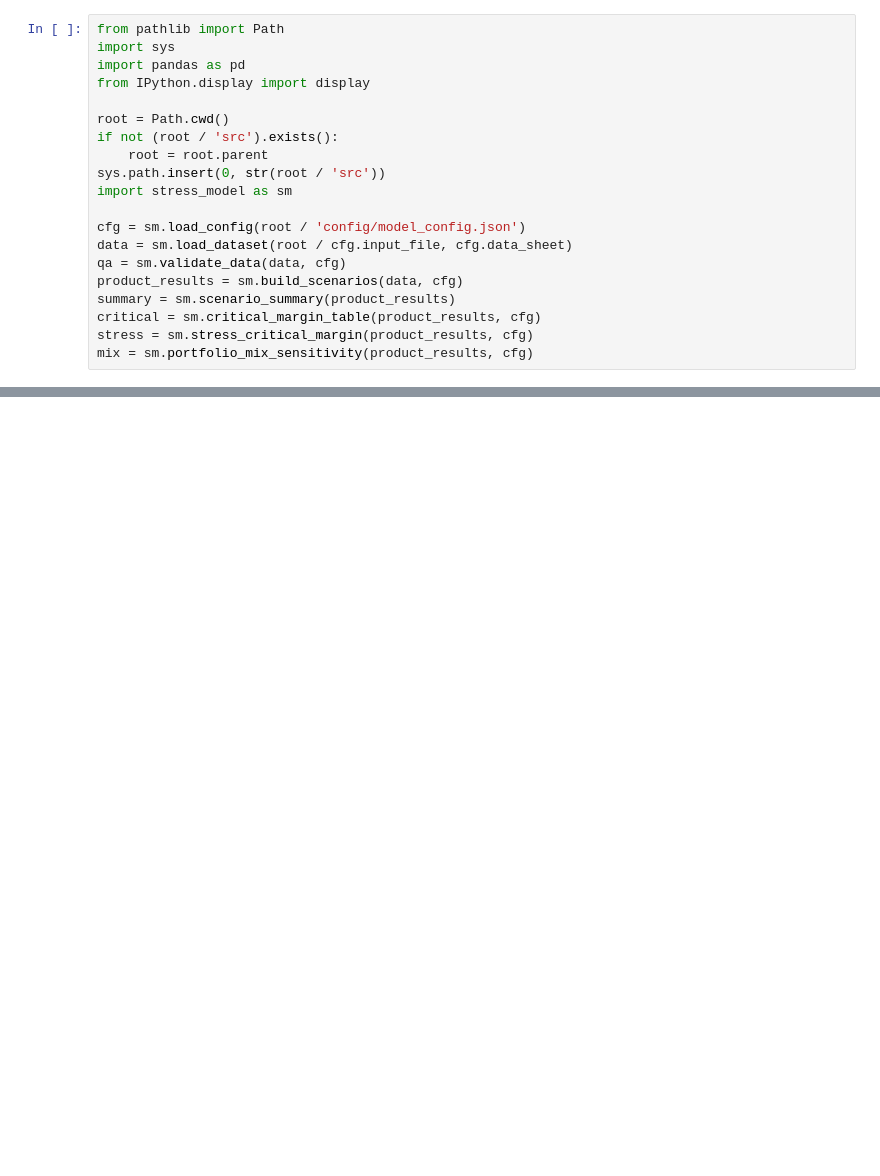
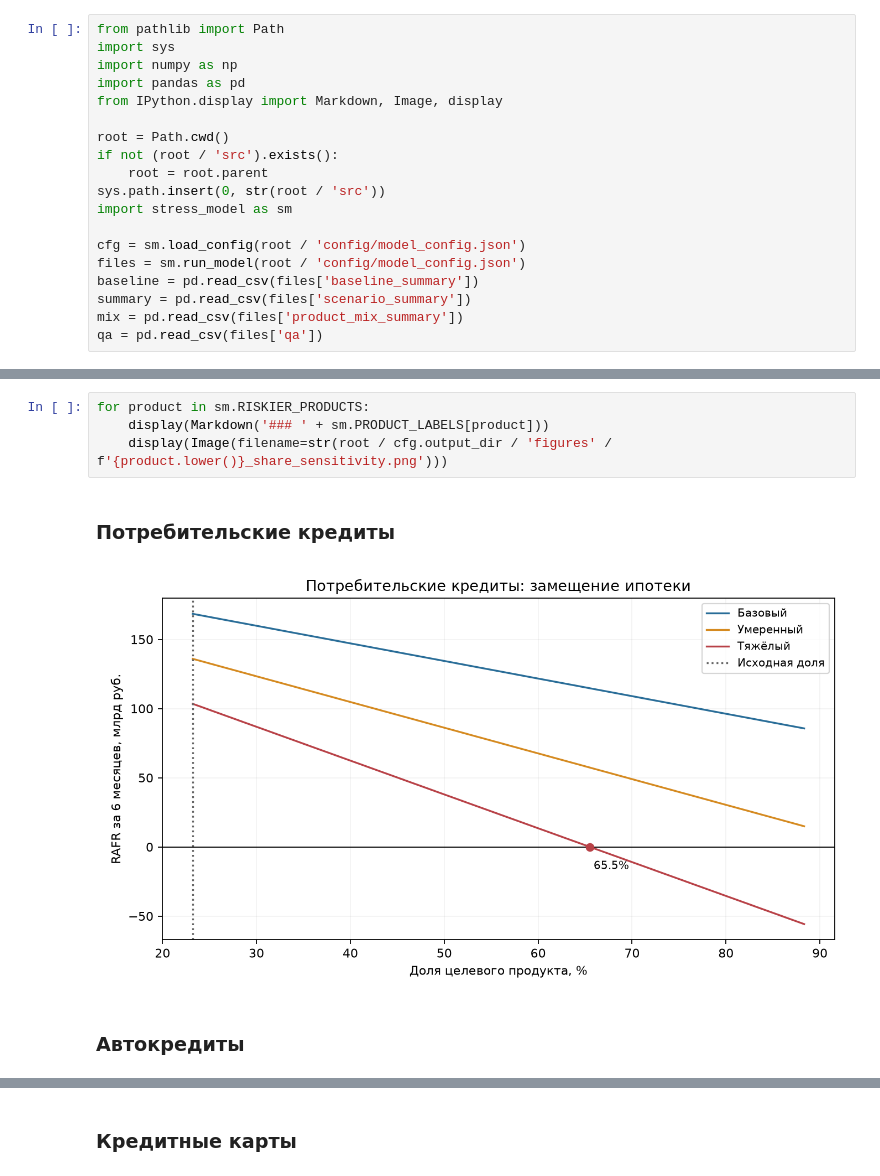
Before and after one commit to artdz1101/finatlon-retail-stress-test, a Jupyter notebook: notebooks/03_stress_model_calibration.ipynb, the cells around one changed output, grey strips where cells are left out. Saved outputs shown, nothing was run; the diff lists cells and outputs as text; blank space fills up the shorter version.

```diff
--- a/notebooks/03_stress_model_calibration.ipynb
+++ b/notebooks/03_stress_model_calibration.ipynb
@@ -9,8 +15,9 @@
 # %%
 from pathlib import Path
 import sys
+import numpy as np
 import pandas as pd
-from IPython.display import display
+from IPython.display import Markdown, Image, display
 
 root = Path.cwd()
 if not (root / 'src').exists():
@@ -19,10 +26,8 @@ sys.path.insert(0, str(root / 'src'))
 import stress_model as sm
 
 cfg = sm.load_config(root / 'config/model_config.json')
-data = sm.load_dataset(root / cfg.input_file, cfg.data_sheet)
-qa = sm.validate_data(data, cfg)
-product_results = sm.build_scenarios(data, cfg)
-summary = sm.scenario_summary(product_results)
-critical = sm.critical_margin_table(product_results, cfg)
-stress = sm.stress_critical_margin(product_results, cfg)
-mix = sm.portfolio_mix_sensitivity(product_results, cfg)
+files = sm.run_model(root / 'config/model_config.json')
+baseline = pd.read_csv(files['baseline_summary'])
+summary = pd.read_csv(files['scenario_summary'])
+mix = pd.read_csv(files['product_mix_summary'])
+qa = pd.read_csv(files['qa'])
@@ -121,0 +100,8 @@ display(mix_view.style.format({
+# %%
+for product in sm.RISKIER_PRODUCTS:
+    display(Markdown('### ' + sm.PRODUCT_LABELS[product]))
+    display(Image(filename=str(root / cfg.output_dir / 'figures' / f'{product.lower()}_share_sensitivity.png')))
+# %% [output]
+### Потребительские кредиты
+[figure, added]
+### Автокредиты
@@ -121,0 +109 @@ display(mix_view.style.format({
+### Кредитные карты
```
Also changed, not shown: parts of 28 cells of this notebook, 21 other files.
